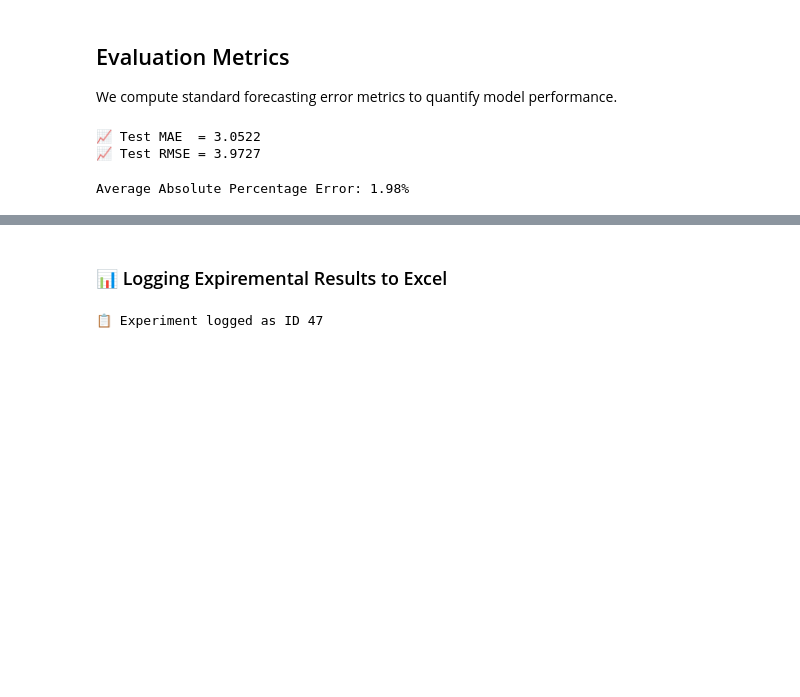
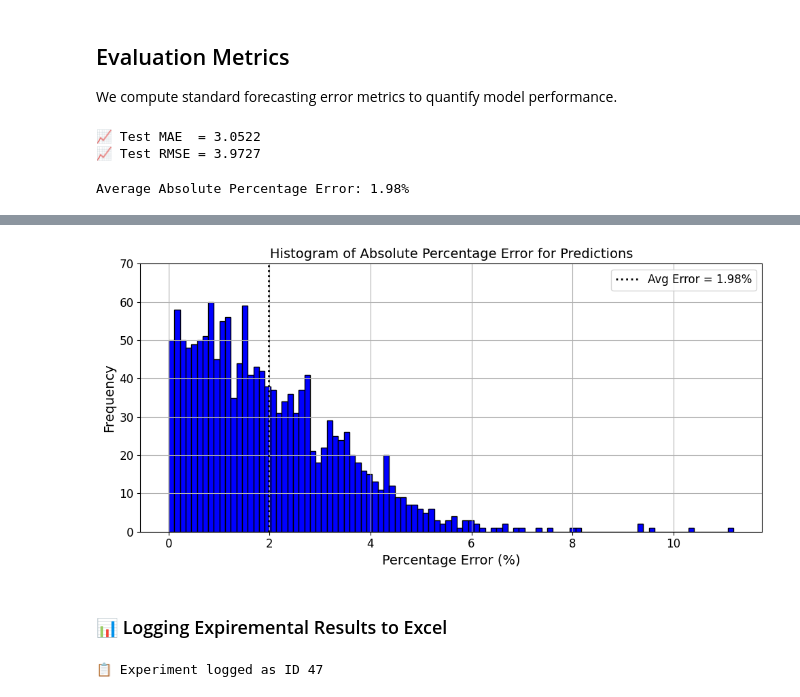
Before and after one commit to NathanPaceydev/Time-Series-Forecasting-Using-Hybrid-Quantum-Classical-Models, a Jupyter notebook: model/hybrid_model classical.ipynb, the cells around one changed output, grey strips where cells are left out. Cells and saved outputs as stored; diff of their text form; code cells hidden in the pictures; blank space fills up the shorter version.

```diff
--- a/model/hybrid_model classical.ipynb
+++ b/model/hybrid_model classical.ipynb
@@ -842,3 +827,23 @@ plt.show()
+# %%
+import matplotlib.pyplot as plt
+import numpy as np
+
+# Plot histogram
+plt.figure(figsize=(10, 5))
+plt.hist(np.abs(percentage_errors), bins=100, color='blue', edgecolor='black')
+plt.axvline(avg_percent_error, color='black', linestyle='dotted', linewidth=2, label=f'Avg Error = {avg_percent_error:.2f}%')
+plt.title("Histogram of Absolute Percentage Error for Predictions", fontsize=14)
+plt.xlabel("Percentage Error (%)", fontsize=14)
+plt.ylabel("Frequency", fontsize=14)
+plt.xticks(fontsize=12)
+plt.yticks(fontsize=12)
+plt.ylim(0, 70)  # Set Y-axis range to 80
+plt.legend(fontsize=12)
+plt.grid(True)
+plt.tight_layout()
+plt.show()
+# %% [output]
+[figure, added]
 # %% [markdown]
 ### 📊 Logging Expiremental Results to Excel
 # %%
```
Also changed, not shown: parts of 3 cells of this notebook, 21 other files.
